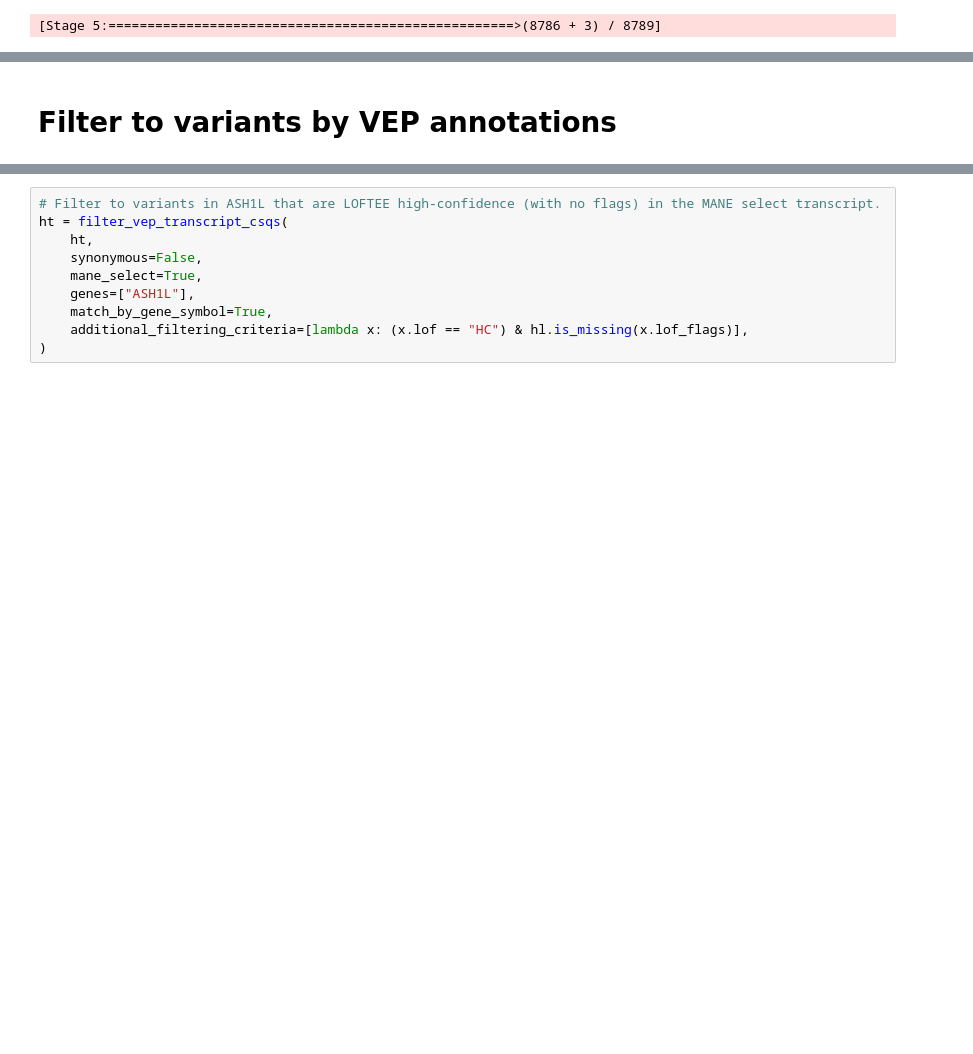
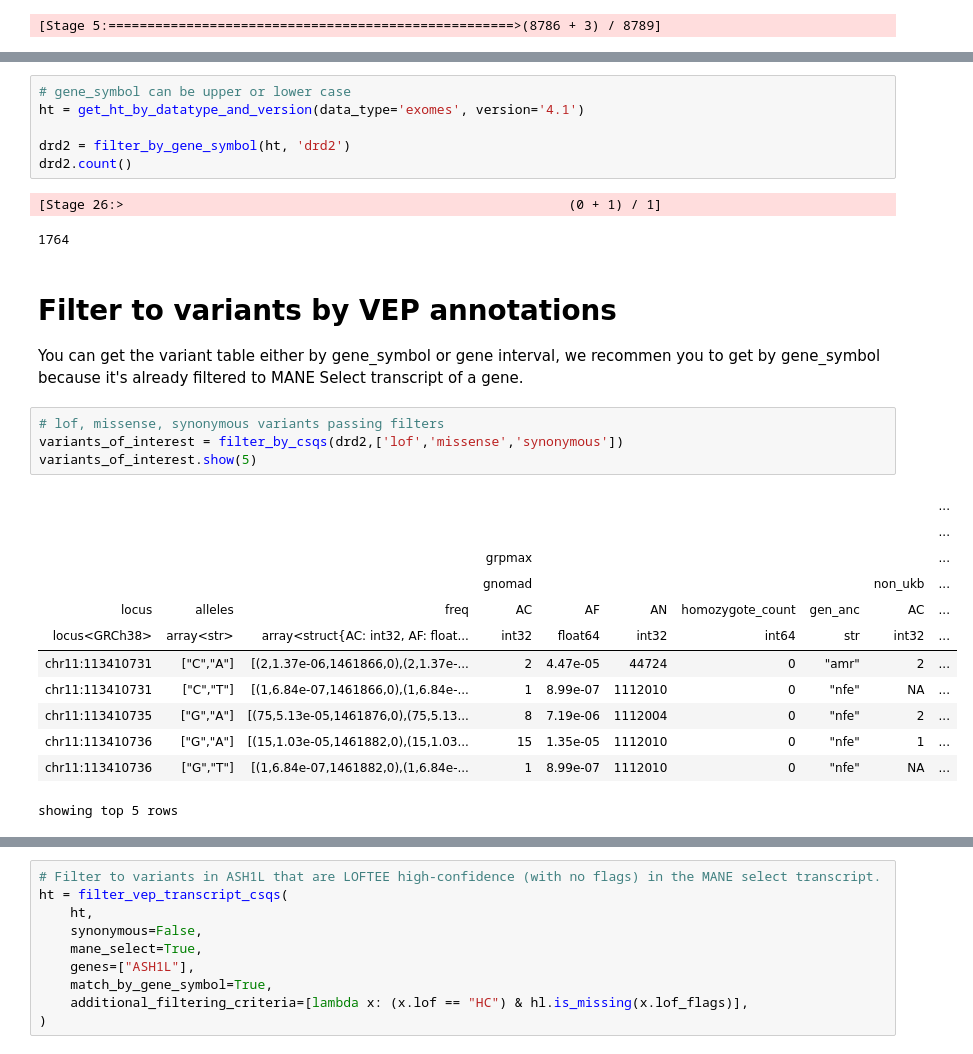
Before and after one commit to broadinstitute/gnomad-toolbox, a Jupyter notebook: gnomad_toolbox/use_cases/toolbox_for_gnomad_users.ipynb, the cells around one changed output, grey strips where cells are left out. Cells and saved outputs as stored; diff of their text form; blank space fills up the shorter version.

```diff
--- a/gnomad_toolbox/use_cases/toolbox_for_gnomad_users.ipynb
+++ b/gnomad_toolbox/use_cases/toolbox_for_gnomad_users.ipynb
@@ -72,2 +135,30 @@ print(get_variant_count(ht, singletons=True, doubletons=True))
+# %%
+# gene_symbol can be upper or lower case
+ht = get_ht_by_datatype_and_version(data_type='exomes', version='4.1')
+
+drd2 = filter_by_gene_symbol(ht, 'drd2')
+drd2.count()
+# %% [output]
+[Stage 26:>                                                         (0 + 1) / 1]
+1764
 # %% [markdown]
 # Filter to variants by VEP annotations
+
+You can get the variant table either by gene_symbol or gene interval, we recommen you to get by gene_symbol because it's already filtered to MANE Select transcript of a gene.
+# %%
+# lof, missense, synonymous variants passing filters
+variants_of_interest = filter_by_csqs(drd2,['lof','missense','synonymous'])
+variants_of_interest.show(5)
+# %% [output]
+|  |  |  |  |  |  |  |  |  | ... |
+|  |  |  |  |  |  |  |  |  | ... |
+|  |  |  | grpmax |  |  |  |  |  | ... |
+|  |  |  | gnomad |  |  |  |  | non_ukb | ... |
+| locus | alleles | freq | AC | AF | AN | homozygote_count | gen_anc | AC | ... |
+| locus<GRCh38> | array<str> | array<struct{AC: int32, AF: float... | int32 | float64 | int32 | int64 | str | int32 | ... |
+| chr11:113410731 | ["C","A"] | [(2,1.37e-06,1461866,0),(2,1.37e-... | 2 | 4.47e-05 | 44724 | 0 | "amr" | 2 | ... |
+| chr11:113410731 | ["C","T"] | [(1,6.84e-07,1461866,0),(1,6.84e-... | 1 | 8.99e-07 | 1112010 | 0 | "nfe" | NA | ... |
+| chr11:113410735 | ["G","A"] | [(75,5.13e-05,1461876,0),(75,5.13... | 8 | 7.19e-06 | 1112004 | 0 | "nfe" | 2 | ... |
+| chr11:113410736 | ["G","A"] | [(15,1.03e-05,1461882,0),(15,1.03... | 15 | 1.35e-05 | 1112010 | 0 | "nfe" | 1 | ... |
+| chr11:113410736 | ["G","T"] | [(1,6.84e-07,1461882,0),(1,6.84e-... | 1 | 8.99e-07 | 1112010 | 0 | "nfe" | NA | ... |
+showing top 5 rows
```
Also changed, not shown: parts of 34 cells of this notebook.
